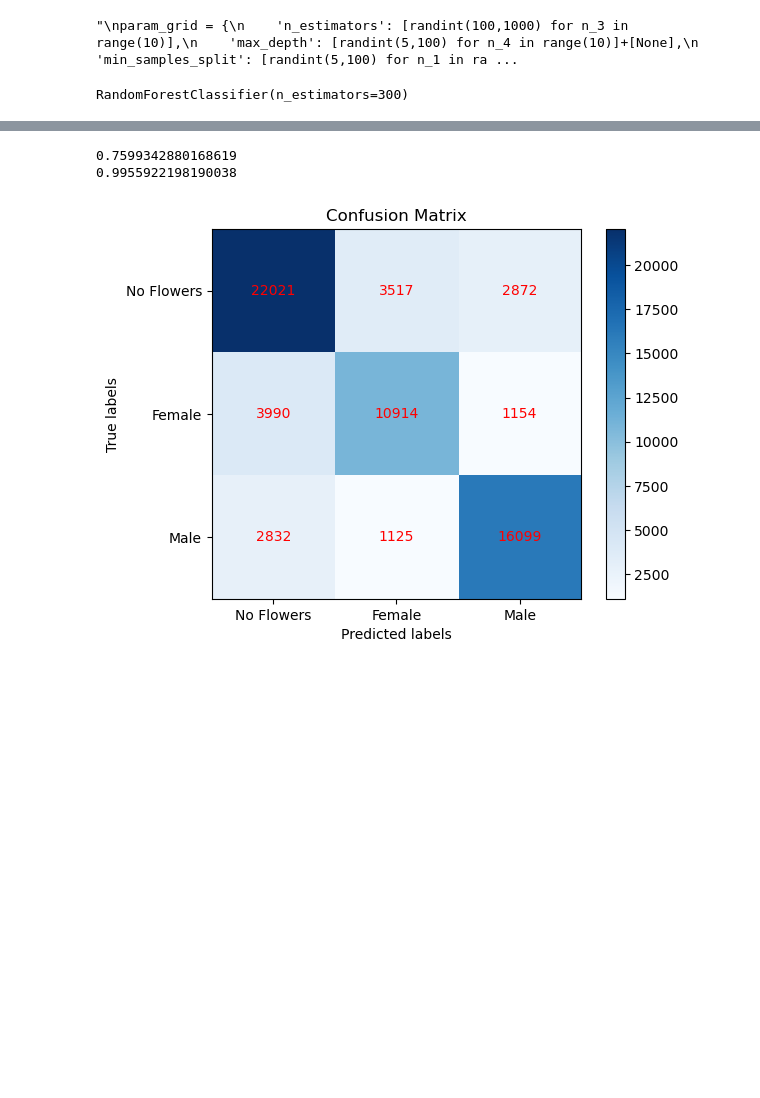
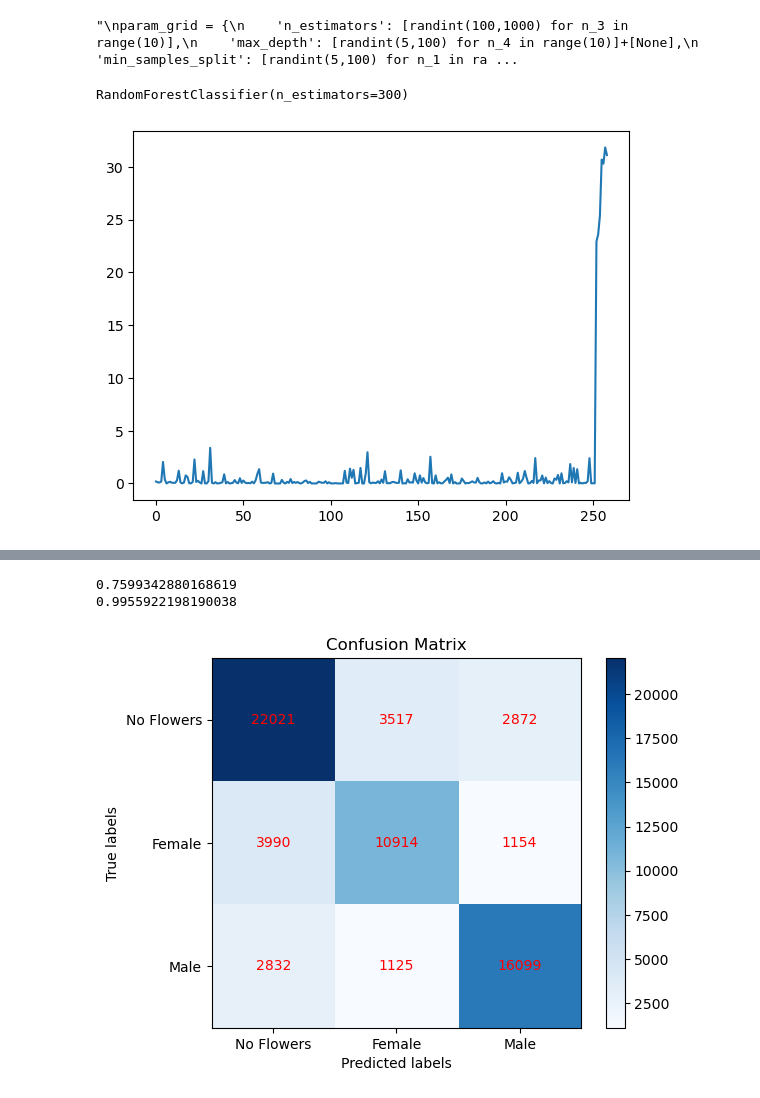
Before and after one commit to Ilex00para/PalmProject, a Jupyter notebook: RandomForest/RandomForest_extremeEvents&BunchLoad.ipynb, the cells around one changed output, grey strips where cells are left out. Cells and saved outputs as stored; diff of their text form; code cells hidden in the pictures; blank space fills up the shorter version.

```diff
--- a/RandomForest/RandomForest_extremeEvents&BunchLoad.ipynb
+++ b/RandomForest/RandomForest_extremeEvents&BunchLoad.ipynb
@@ -476,3 +476,25 @@ rfc = RandomForestClassifier(n_estimators=300, max_depth=None, max_features='sqr
 rfc.fit(x_train_adapted, y_train_adapted)
 # %% [output]
 RandomForestClassifier(n_estimators=300)
+# %%
+tree_number = 0
+
+for tree_number in range(300):
+    estimator = rfc.estimators_[tree_number].tree_
+    importance = {i:k for i,k  in enumerate(estimator.compute_feature_importances())}
+    importance_ = importance.copy()
+
+    for key in range(len(importance)):
+        if importance[key] < 1e-2:
+            importance[key] = 0
+            importance_.pop(key)
+
+    if tree_number == 0:
+        all_importance = np.array(list(importance.values()))
+    else:
+        all_importance = all_importance + np.array(list(importance.values()))
+
+plt.plot(range(259),all_importance)
+plt.show()
+# %% [output]
+[figure, added]
```
Also changed, not shown: parts of 5 cells of this notebook.
